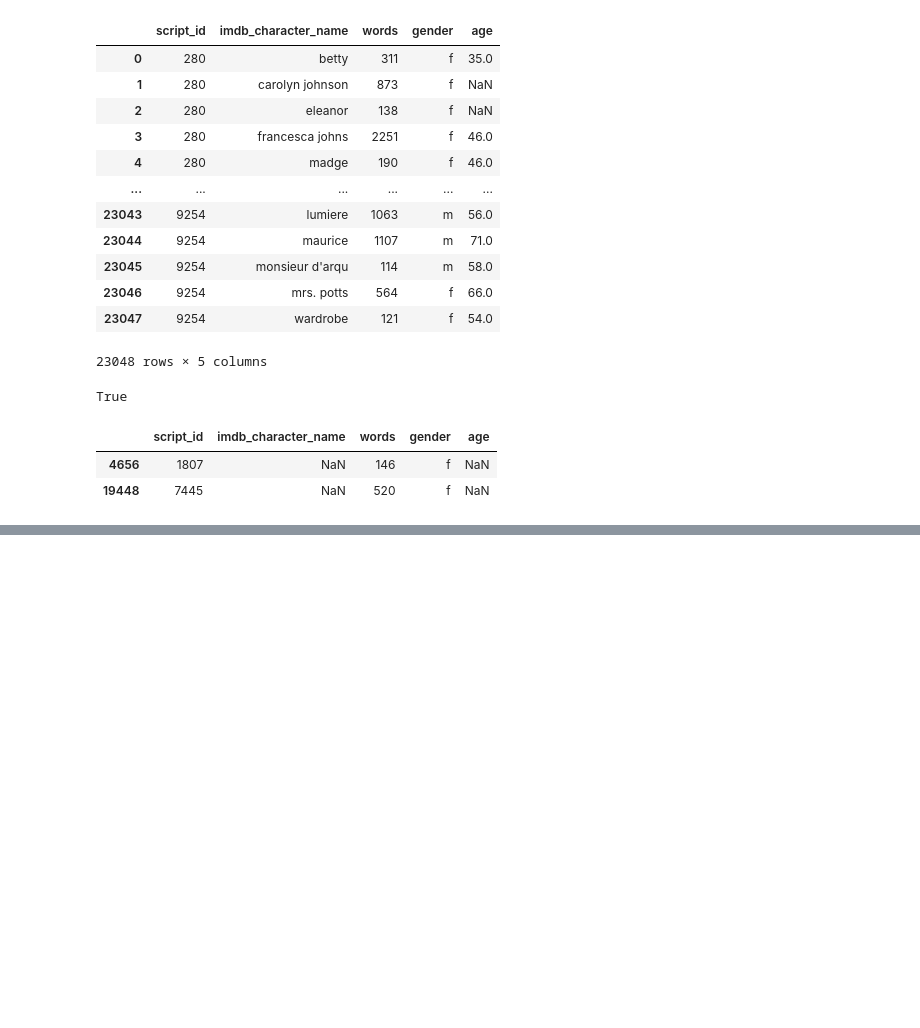
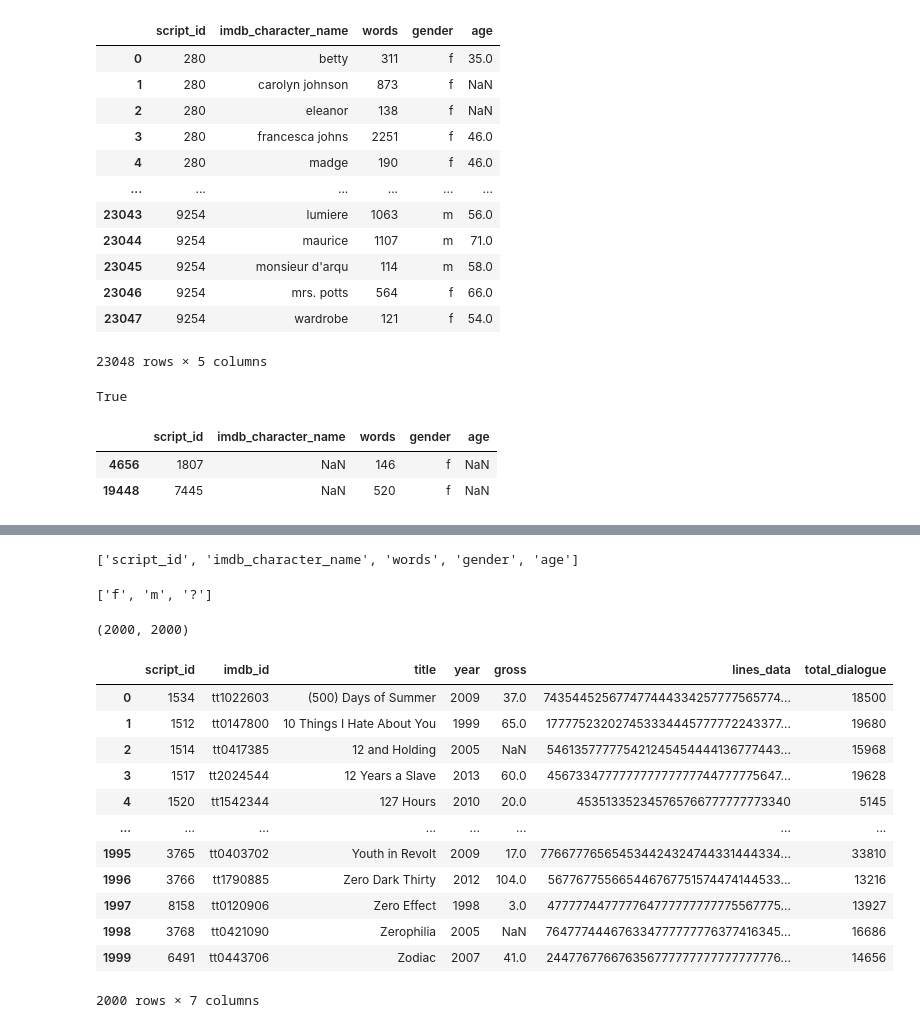
Before and after one commit to ZoeLeBlanc/IntroToDH2020, a Jupyter notebook: week7/InClass Assignment.ipynb, the cells around one changed output, grey strips where cells are left out. Saved outputs shown, nothing was run; the diff lists cells and outputs as text; code cells hidden in the pictures; blank space fills up the shorter version.

```diff
--- a/week7/InClass Assignment.ipynb
+++ b/week7/InClass Assignment.ipynb
@@ -67,0 +71,8 @@ ch_list[ch_list.imdb_character_name.isna()]
+# %%
+ch_list.columns.tolist()
+# %% [output]
+['script_id', 'imdb_character_name', 'words', 'gender', 'age']
+# %%
+ch_list.gender.unique().tolist()
+# %% [output]
+['f', 'm', '?']
@@ -67,0 +83,20 @@ ch_list[ch_list.imdb_character_name.isna()]
+# %%
+len(film_data), len(script_dialogue)
+# %% [output]
+(2000, 2000)
+# %%
+film_dialogue
+# %% [output]
+|  | script_id | imdb_id | title | year | gross | lines_data | total_dialogue |
+| 0 | 1534 | tt1022603 | (500) Days of Summer | 2009 | 37.0 | 743544525677477444334257777565774... | 18500 |
+| 1 | 1512 | tt0147800 | 10 Things I Hate About You | 1999 | 65.0 | 177775232027453334445777772243377... | 19680 |
+| 2 | 1514 | tt0417385 | 12 and Holding | 2005 | NaN | 546135777775421245454444136777443... | 15968 |
+| 3 | 1517 | tt2024544 | 12 Years a Slave | 2013 | 60.0 | 456733477777777777777744777775647... | 19628 |
+| 4 | 1520 | tt1542344 | 127 Hours | 2010 | 20.0 | 453513352345765766777777773340 | 5145 |
+| ... | ... | ... | ... | ... | ... | ... | ... |
+| 1995 | 3765 | tt0403702 | Youth in Revolt | 2009 | 17.0 | 776677765654534424324744331444334... | 33810 |
+| 1996 | 3766 | tt1790885 | Zero Dark Thirty | 2012 | 104.0 | 567767755665446767751574474144533... | 13216 |
+| 1997 | 8158 | tt0120906 | Zero Effect | 1998 | 3.0 | 477777447777764777777777775567775... | 13927 |
+| 1998 | 3768 | tt0421090 | Zerophilia | 2005 | NaN | 764777444676334777777776377416345... | 16686 |
+| 1999 | 6491 | tt0443706 | Zodiac | 2007 | 41.0 | 244776776676356777777777777777776... | 14656 |
+2000 rows × 7 columns
```
Also changed, not shown: parts of 9 cells of this notebook, 6 other files.
